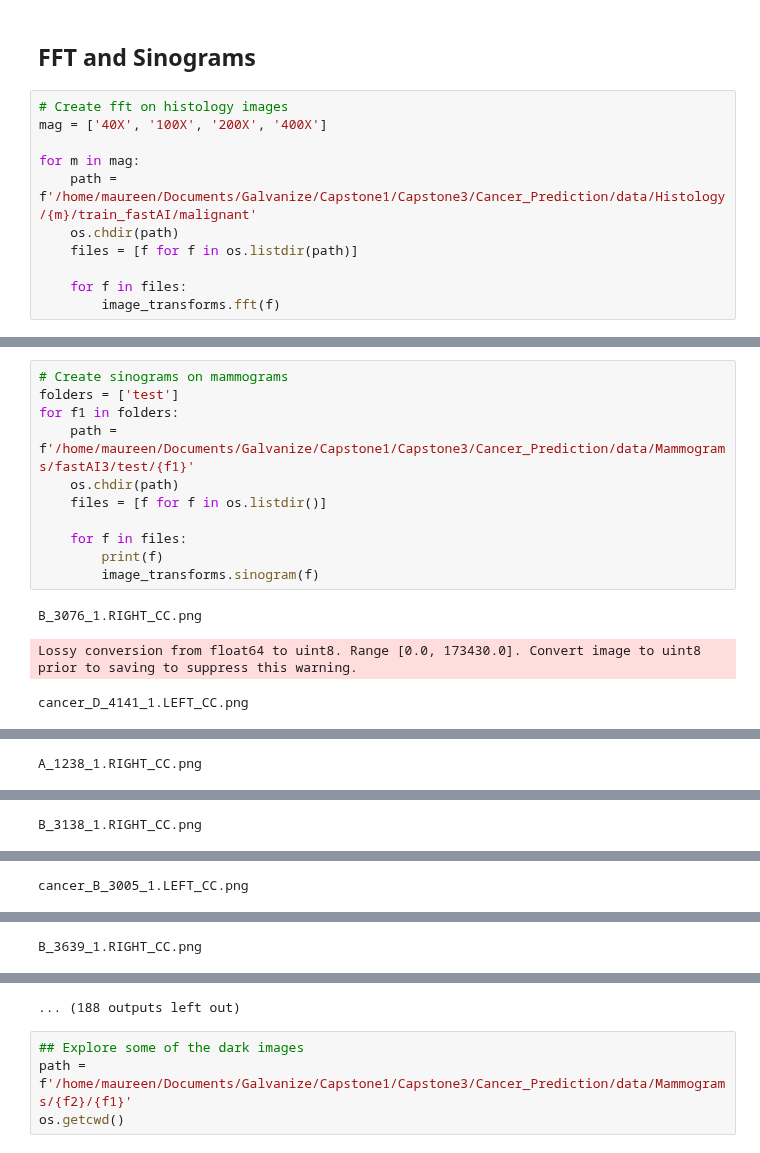
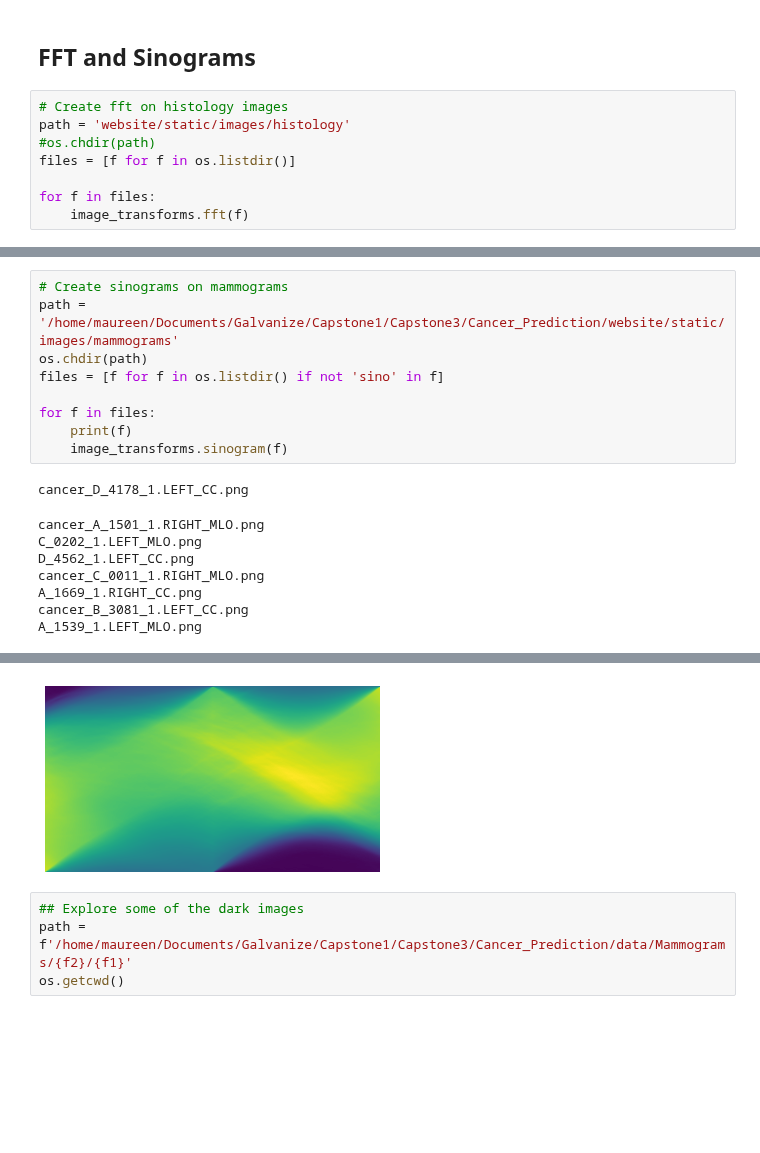
Before and after one commit to mkpetterson/cancer-prediction, a Jupyter notebook: notebooks/FFT_sinogram.ipynb, the cells around one changed output, grey strips where cells are left out. Saved outputs shown, nothing was run; the diff lists cells and outputs as text; blank space fills up the shorter version.

```diff
--- a/notebooks/FFT_sinogram.ipynb
+++ b/notebooks/FFT_sinogram.ipynb
@@ -22,13 +26,10 @@ from src import image_transforms, image_manip
 ## FFT and Sinograms
 # %%
 # Create fft on histology images
-mag = ['40X', '100X', '200X', '400X']
+path = 'website/static/images/histology'
+#os.chdir(path)
+files = [f for f in os.listdir()]
 
-for m in mag:
-    path = f'/home/maureen/Documents/Galvanize/Capstone1/Capstone3/Cancer_Prediction/data/Histology/{m}/train_fastAI/malignant'
-    os.chdir(path)
-    files = [f for f in os.listdir(path)]
-
-    for f in files:
-        image_transforms.fft(f)
+for f in files:
+    image_transforms.fft(f)
 # %% [output]
@@ -52,15 +44,18 @@ Lossy con
 # %%
 # Create sinograms on mammograms
-folders = ['test']
-for f1 in folders:
-    path = f'/home/maureen/Documents/Galvanize/Capstone1/Capstone3/Cancer_Prediction/data/Mammograms/fastAI3/test/{f1}'
-    os.chdir(path)
-    files = [f for f in os.listdir()]
+path = '/home/maureen/Documents/Galvanize/Capstone1/Capstone3/Cancer_Prediction/website/static/images/mammograms'
+os.chdir(path)
+files = [f for f in os.listdir() if not 'sino' in f]
 
-    for f in files:
-        print(f)
-        image_transforms.sinogram(f)
+for f in files:
+    print(f)
+    image_transforms.sinogram(f)
 # %% [output]
-B_3076_1.RIGHT_CC.png
+cancer_D_4178_1.LEFT_CC.png
-Lossy conversion from float64 to uint8. Range [0.0, 173430.0]. Convert image to uint8 prior to saving to suppress this warning.
+cancer_A_1501_1.RIGHT_MLO.png
+C_0202_1.LEFT_MLO.png
+D_4562_1.LEFT_CC.png
+cancer_C_0011_1.RIGHT_MLO.png
+A_1669_1.RIGHT_CC.png
+cancer_B_3081_1.LEFT_CC.png
+A_1539_1.LEFT_MLO.png
-cancer_D_4141_1.LEFT_CC.png
@@ -68 +61,0 @@ Lossy conversion from float64 to uint8. Range [0.0, 277899.0]. Convert image to
-A_1238_1.RIGHT_CC.png
@@ -70 +61,0 @@ Lossy conversion from float64 to uint8. Range [0.0, 243735.5218852084]. Convert
-B_3138_1.RIGHT_CC.png
@@ -72 +61,0 @@ Lossy conversion from float64 to uint8. Range [0.0, 247497.1599149019]. Convert
-cancer_B_3005_1.LEFT_CC.png
@@ -74 +61,0 @@ Lossy conversion from float64 to uint8. Range [0.0, 213909.0]. Convert image to
-B_3639_1.RIGHT_CC.png
@@ -76,4 +62,4 @@ Lossy conversion from float64 to uint8. Range [0.0, 230352.0]. Convert image to
-... (188 outputs left out)
+[figure, added]
 # %%
 ## Explore some of the dark images
 path = f'/home/maureen/Documents/Galvanize/Capstone1/Capstone3/Cancer_Prediction/data/Mammograms/{f2}/{f1}'
```
Also changed, not shown: parts of 4 cells of this notebook, 6 other files.
